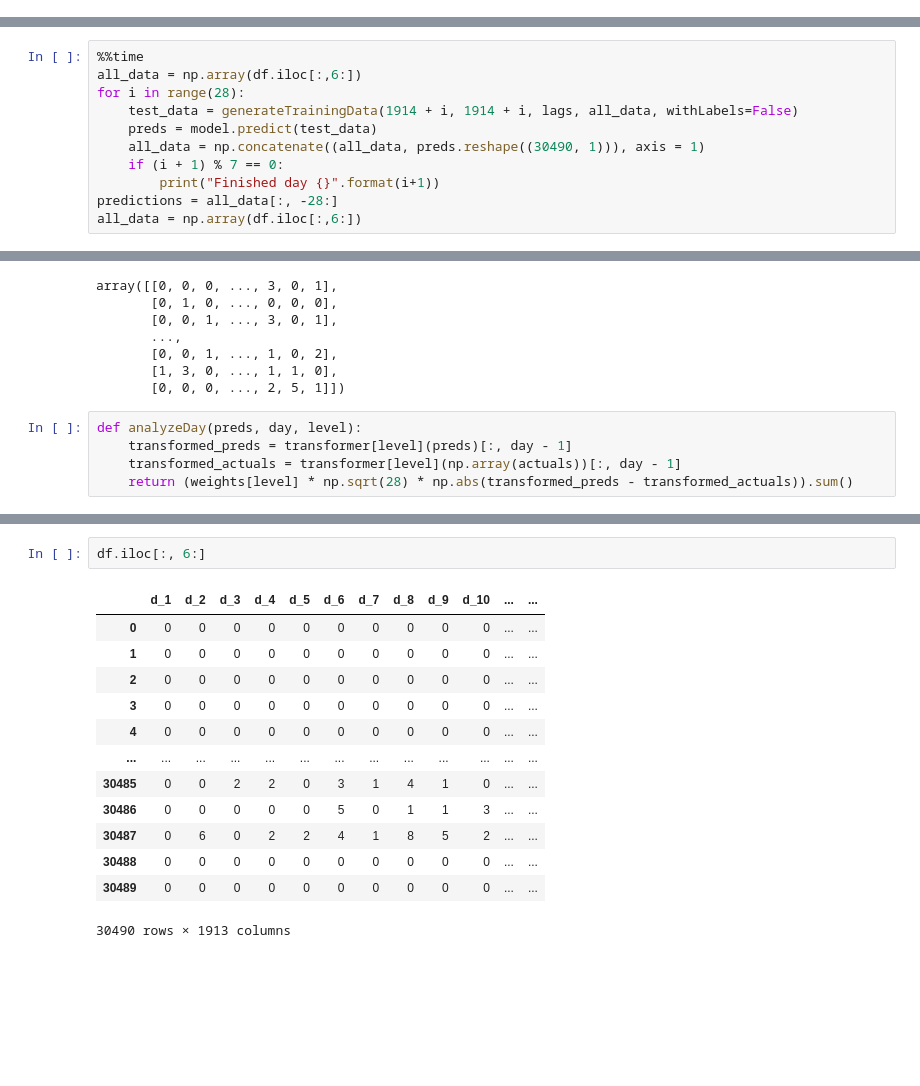
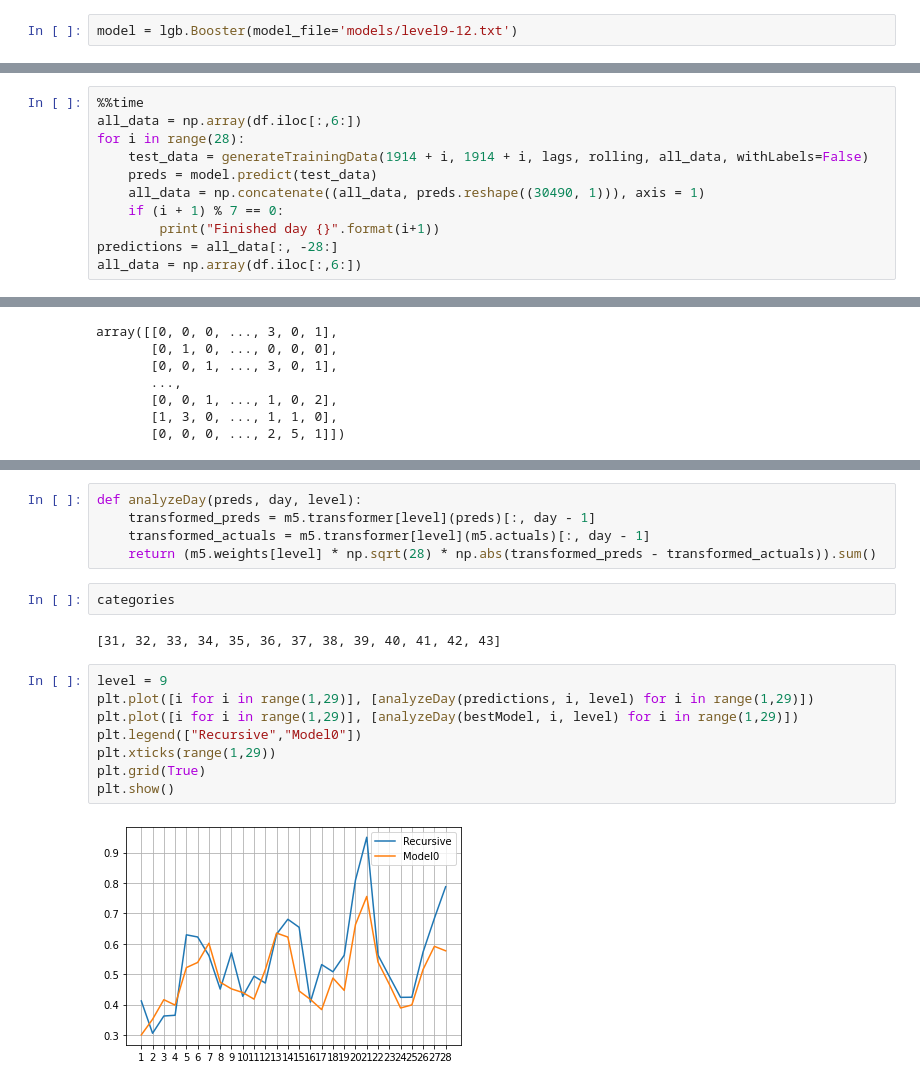
Before and after one commit to ntumm120/M5-Forecasting-Competition, a Jupyter notebook: Custom Loss LGBM.ipynb, the cells around one changed output, grey strips where cells are left out. Saved outputs shown, nothing was run; the diff lists cells and outputs as text; blank space fills up the shorter version.

```diff
--- a/Custom Loss LGBM.ipynb
+++ b/Custom Loss LGBM.ipynb
@@ -345,0 +745,2 @@ KeyboardInterrupt:
+# %%
+model = lgb.Booster(model_file='models/level9-12.txt')
@@ -349,7 +754,7 @@ KeyboardInterrupt:
 %%time
 all_data = np.array(df.iloc[:,6:])
 for i in range(28):
-    test_data = generateTrainingData(1914 + i, 1914 + i, lags, all_data, withLabels=False)
+    test_data = generateTrainingData(1914 + i, 1914 + i, lags, rolling, all_data, withLabels=False)
     preds = model.predict(test_data)
     all_data = np.concatenate((all_data, preds.reshape((30490, 1))), axis = 1)
     if (i + 1) % 7 == 0:
@@ -467,8 +863,3 @@ array([[0, 0, 0, ..., 3, 0, 1],
        [0, 0, 1, ..., 1, 0, 2],
        [1, 3, 0, ..., 1, 1, 0],
        [0, 0, 0, ..., 2, 5, 1]])
-# %%
-def analyzeDay(preds, day, level):
-    transformed_preds = transformer[level](preds)[:, day - 1]
-    transformed_actuals = transformer[level](np.array(actuals))[:, day - 1]
-    return (weights[level] * np.sqrt(28) * np.abs(transformed_preds - transformed_actuals)).sum()
@@ -558,16 +866,19 @@ priceByDay
-# %%
-df.iloc[:, 6:]
-# %% [output]
-|  | d_1 | d_2 | d_3 | d_4 | d_5 | d_6 | d_7 | d_8 | d_9 | d_10 | ... | ... |
-| 0 | 0 | 0 | 0 | 0 | 0 | 0 | 0 | 0 | 0 | 0 | ... | ... |
-| 1 | 0 | 0 | 0 | 0 | 0 | 0 | 0 | 0 | 0 | 0 | ... | ... |
-| 2 | 0 | 0 | 0 | 0 | 0 | 0 | 0 | 0 | 0 | 0 | ... | ... |
-| 3 | 0 | 0 | 0 | 0 | 0 | 0 | 0 | 0 | 0 | 0 | ... | ... |
-| 4 | 0 | 0 | 0 | 0 | 0 | 0 | 0 | 0 | 0 | 0 | ... | ... |
-| ... | ... | ... | ... | ... | ... | ... | ... | ... | ... | ... | ... | ... |
-| 30485 | 0 | 0 | 2 | 2 | 0 | 3 | 1 | 4 | 1 | 0 | ... | ... |
-| 30486 | 0 | 0 | 0 | 0 | 0 | 5 | 0 | 1 | 1 | 3 | ... | ... |
-| 30487 | 0 | 6 | 0 | 2 | 2 | 4 | 1 | 8 | 5 | 2 | ... | ... |
-| 30488 | 0 | 0 | 0 | 0 | 0 | 0 | 0 | 0 | 0 | 0 | ... | ... |
-| 30489 | 0 | 0 | 0 | 0 | 0 | 0 | 0 | 0 | 0 | 0 | ... | ... |
-30490 rows × 1913 columns
+# %%
+def analyzeDay(preds, day, level):
+    transformed_preds = m5.transformer[level](preds)[:, day - 1]
+    transformed_actuals = m5.transformer[level](m5.actuals)[:, day - 1]
+    return (m5.weights[level] * np.sqrt(28) * np.abs(transformed_preds - transformed_actuals)).sum()
+# %%
+categories
+# %% [output]
+[31, 32, 33, 34, 35, 36, 37, 38, 39, 40, 41, 42, 43]
+# %%
+level = 9
+plt.plot([i for i in range(1,29)], [analyzeDay(predictions, i, level) for i in range(1,29)])
+plt.plot([i for i in range(1,29)], [analyzeDay(bestModel, i, level) for i in range(1,29)])
+plt.legend(["Recursive","Model0"])
+plt.xticks(range(1,29))
+plt.grid(True)
+plt.show()
+# %% [output]
+[figure, added]
```
Also changed, not shown: parts of 100 cells of this notebook, 9 other files.
